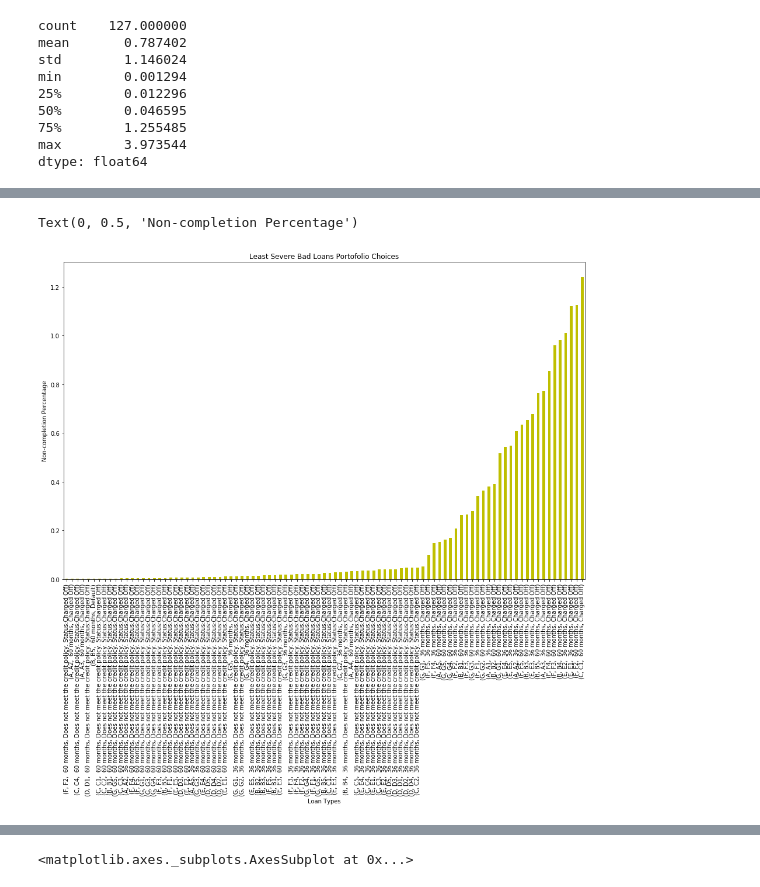
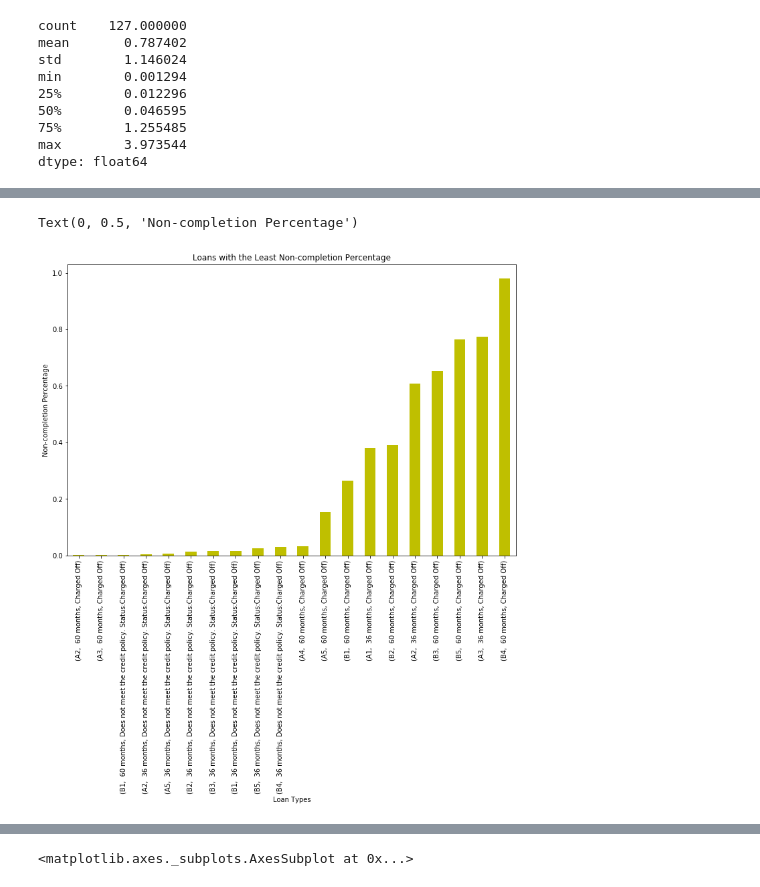
Before and after one commit to kisakiwata/Lending_Club_Portfolio_Analysis, a Jupyter notebook: NE_EDA_Lending_Club_Capstone.ipynb, the cells around one changed output, grey strips where cells are left out. Saved outputs shown, nothing was run; the diff lists cells and outputs as text; code cells hidden in the pictures.

```diff
--- a/NE_EDA_Lending_Club_Capstone.ipynb
+++ b/NE_EDA_Lending_Club_Capstone.ipynb
@@ -12,7 +10,5 @@ plt.style.use('seaborn-colorblind')
 # %%
-#accepted = pd.read_csv("C:\\Users\\nilli\\Downloads\\accepted_before_2015.csv")
-accepted = pd.read_csv("accepted_before_2015.csv")
-# "C:\Users\nilli\Downloads\lending-club\accepted_before_2015.csv"
+accepted = pd.read_csv("C:\\Users\\nilli\\Downloads\\lending-club\\accepted_before_2015.csv")
 # %%
 accepted.head()
 # %% [output]
@@ -884,16 +848,16 @@ Text(0, 0.5, 'Non-completion Percentage')
 # %%
-plt.figure(figsize =(16,10))
-lsevere2=accepted[accepted['loan_status'].isin(default_cat_severe)].groupby(['grade','sub_grade','term','loan_status']).size()
+plt.figure(figsize =(12,8))
+lsevere2=accepted[accepted['loan_status'].isin(default_cat_severe)].groupby(['sub_grade','term','loan_status']).size()
 lsevere2 = (lsevere2*100)/len(accepted[accepted['loan_status'].isin(default_cat_severe)])
-lsevere2 = lsevere2[lsevere2<1.255485]
+lsevere2 = lsevere2[lsevere2<1.255485].head(20)
 lsevere2.sort_values(inplace =True)
 lsevere2.plot(kind ='bar', color ='y')
-plt.title('Least Severe Bad Loans Portofolio Choices')
+plt.title('Loans with the Least Non-completion Percentage')
 plt.xlabel('Loan Types')
 plt.ylabel('Non-completion Percentage')
 # %% [output]
 Text(0, 0.5, 'Non-completion Percentage')
-[figure, old version]
+[figure, new version]
 # %%
 # accepted[accepted.groupby(['grade','sub_grade','term','loan_status']).isin(default_cat_severe)]
 # (accepted[accepted['loan_status'].isin(default_cat_severe)].groupby(['grade','term','loan_status']).size())*100/len(accepted[accepted['loan_status'].isin(default_cat_severe)])
```
Also changed, not shown: parts of 42 cells of this notebook.
